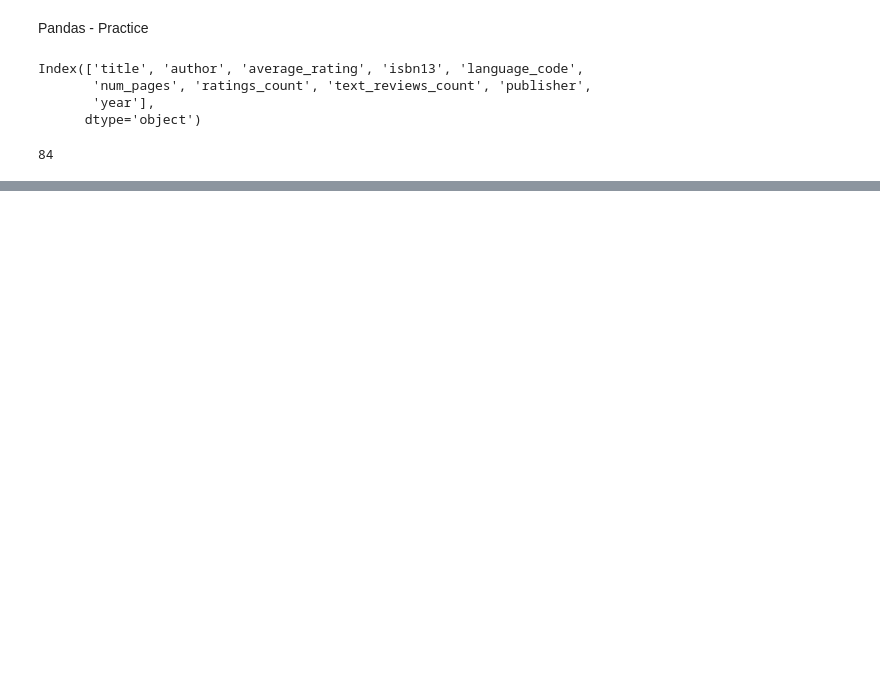
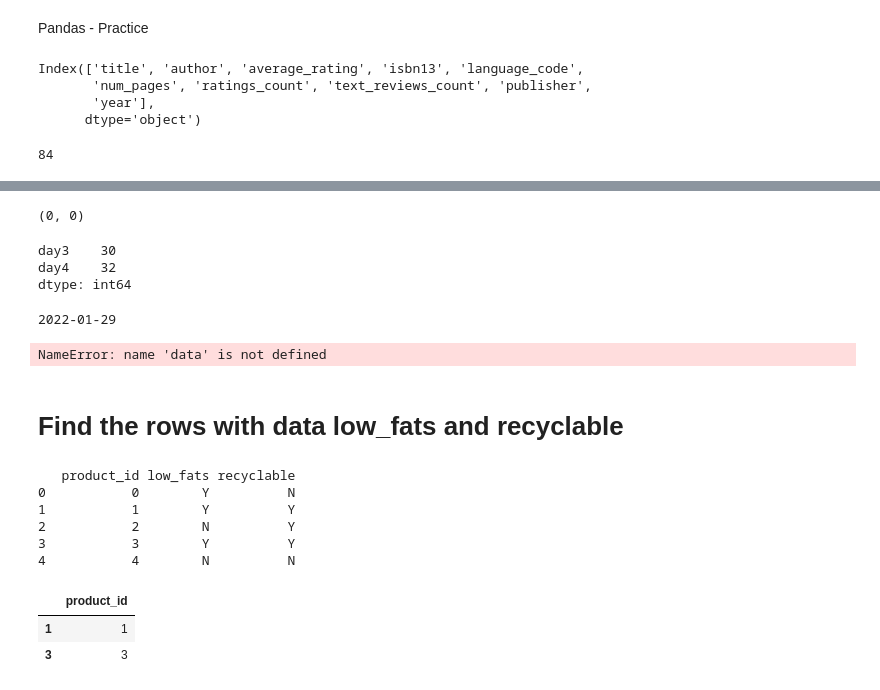
Before and after one commit to snagine/PythonDSA, a Jupyter notebook: Pandas_practice.ipynb, the cells around one changed output, grey strips where cells are left out. Drawn from its saved outputs; the diff is of its cells as text; code cells hidden in the pictures; blank space fills up the shorter version.

```diff
--- a/Pandas_practice.ipynb
+++ b/Pandas_practice.ipynb
@@ -54,0 +203,67 @@ Index(['title', 'author', 'average_rating', 'isbn13', 'language_code',
+# %%
+import pandas as pd
+import numpy as np
+
+df = pd.read_csv("drive/MyDrive/GreatLearning/user.csv")
+
+df.shape
+df.head(5)
+# %% [output]
+(0, 0)
+# %%
+day = ['day1', 'day2', 'day3', 'day4']
+temperature = [31, 28, 30, 32] #temperature in degree Celsius
+temp_data = pd.Series(temperature, index=day)
+#temp_data[:1]
+temp_data[2:]
+# %% [output]
+day3    30
+day4    32
+dtype: int64
+# %%
+calorie_data = pd.DataFrame({'day': ['day1','day2','day3','day4','day5']
+                           ,'calories': [450, 300, 345, 520, 600]
+                           ,'duration_min': [30, 25, 29, 39, 48]
+                           })
+calorie_data[0:2]
+calorie_data['calories']
+calorie_data[::2]
+calorie_data.loc[0]
+calorie_data.loc[[1,2],['calories']]
+calorie_data.iloc[[1,2],[1]]
+calorie_data.loc[calorie_data['calories']>500]
+calorie_data.drop('duration_min', axis=1)
+calorie_data["calories"].unique()
+
+import datetime
+date = datetime.date(2022, 1, 29)
+print(date)
+# %% [output]
+2022-01-29
+NameError: name 'data' is not defined
+# %% [markdown]
+# Find the rows with data low_fats and recyclable
+# %%
+import pandas as pd
+df = pd.DataFrame(
+{"product_id":[0,1,2,3,4],
+"low_fats":["Y","Y","N","Y","N"],
+"recyclable":["N","Y","Y","Y","N"]})
+print(df.head(10))
+df.columns
+df.shape
+df.head
+df.groupby(['low_fats','recyclable']).size().unstack()
+df['low_fats']=='Y'
+df2 = df.loc[(df['low_fats']=='Y') & (df['recyclable']=='Y')]['product_id'] # Conditional retrieving
+df2.to_frame()
+# %% [output]
+   product_id low_fats recyclable
+0           0        Y          N
+1           1        Y          Y
+2           2        N          Y
+3           3        Y          Y
+4           4        N          N
+|  | product_id |
+| 1 | 1 |
+| 3 | 3 |
```
Also changed, not shown: parts of 14 cells of this notebook.
